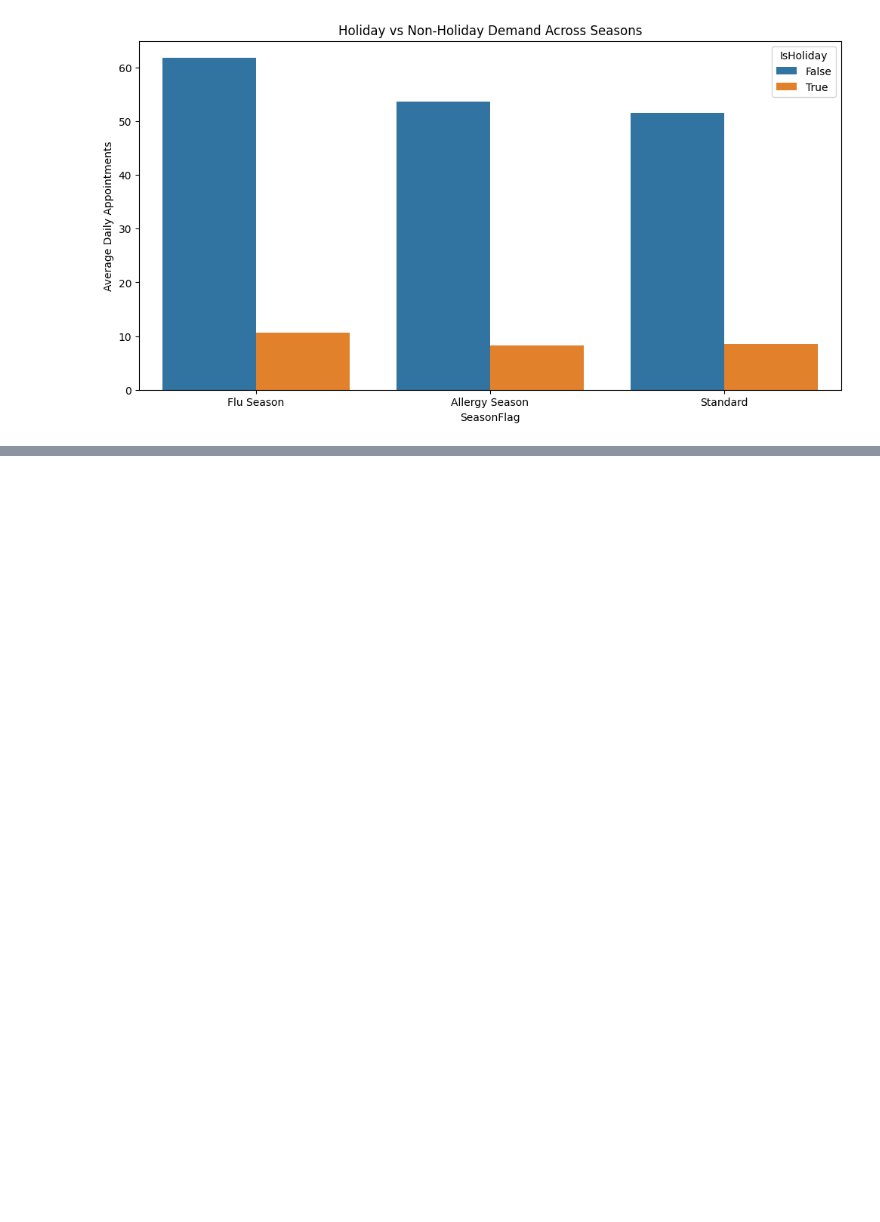
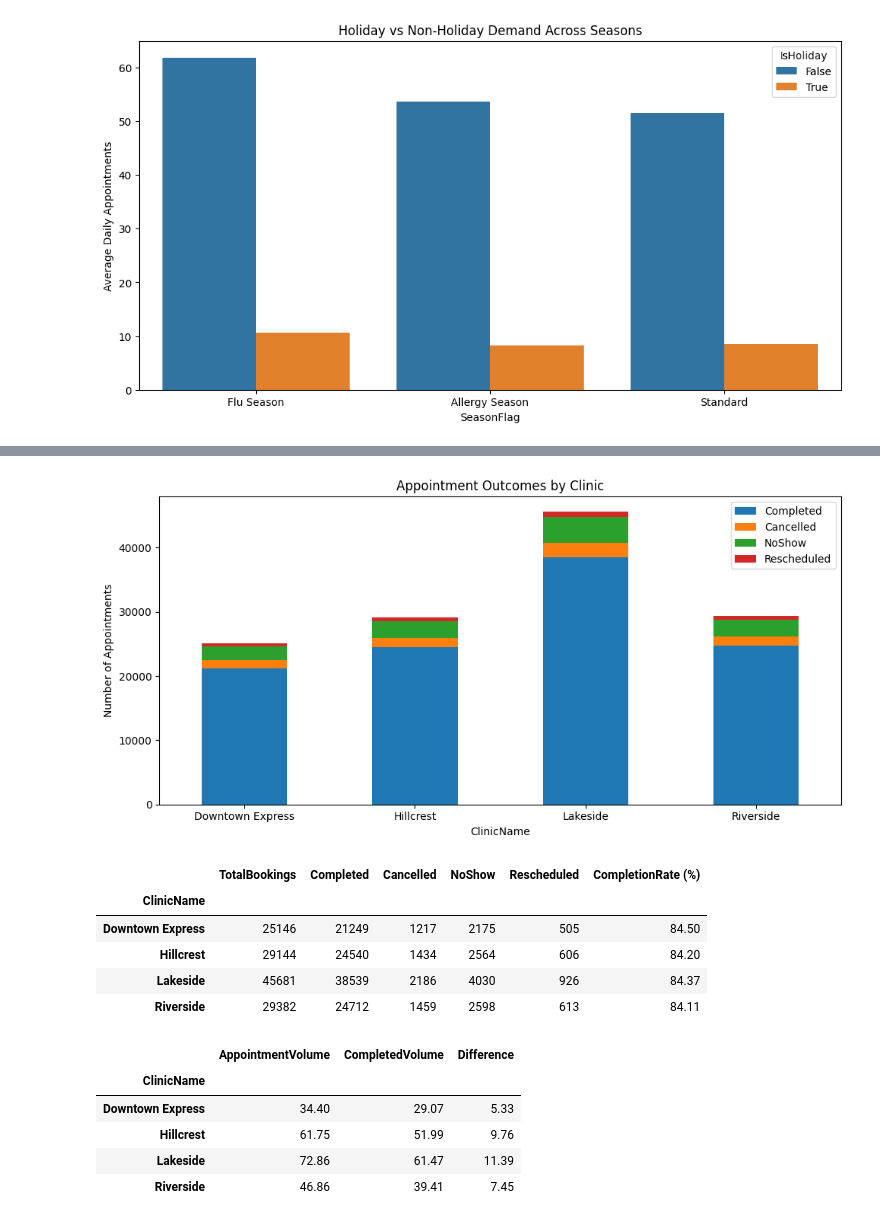
Before and after one commit to joshegwuatu/Appointment-volume-forecasting, a Jupyter notebook: EDA/01-EDA.ipynb, the cells around one changed output, grey strips where cells are left out. Saved outputs shown, nothing was run; the diff lists cells and outputs as text; code cells hidden in the pictures; blank space fills up the shorter version.

```diff
--- a/EDA/01-EDA.ipynb
+++ b/EDA/01-EDA.ipynb
@@ -1658,0 +1724,58 @@ plt.show()
+# %%
+# Compare appointment outcomes by clinic to determine what counts as appointment volume.
+volume_comparison = (
+    df.groupby("ClinicName")
+    .agg(
+        TotalBookings=("RecordedBooking", "sum"),
+        Completed=("CompletedFlag", "sum"),
+        Cancelled=("CancelledFlag", "sum"),
+        NoShow=("NoShowFlag", "sum"),
+        Rescheduled=("RescheduledFlag", "sum")
+    )
+)
+
+# Calculate completion rate
+volume_comparison["CompletionRate (%)"] = (
+    volume_comparison["Completed"] /
+    volume_comparison["TotalBookings"] * 100
+).round(2)
+
+# Compare average daily booked and completed volumes
+daily_comparison = (
+    daily_volume.groupby("ClinicName")
+    [["AppointmentVolume", "CompletedVolume"]]
+    .mean()
+    .round(2)
+)
+
+daily_comparison["Difference"] = (
+    daily_comparison["AppointmentVolume"] -
+    daily_comparison["CompletedVolume"]
+).round(2)
+
+# Visualise appointment outcomes
+volume_comparison[
+    ["Completed", "Cancelled", "NoShow", "Rescheduled"]
+].plot(kind="bar", stacked=True, figsize=(10, 5))
+
+plt.title("Appointment Outcomes by Clinic")
+plt.ylabel("Number of Appointments")
+plt.xticks(rotation=0)
+plt.tight_layout()
+plt.show()
+
+display(volume_comparison, daily_comparison)
+# %% [output]
+[figure, added]
+|  | TotalBookings | Completed | Cancelled | NoShow | Rescheduled | CompletionRate (%) |
+| ClinicName |  |  |  |  |  |  |
+| Downtown Express | 25146 | 21249 | 1217 | 2175 | 505 | 84.50 |
+| Hillcrest | 29144 | 24540 | 1434 | 2564 | 606 | 84.20 |
+| Lakeside | 45681 | 38539 | 2186 | 4030 | 926 | 84.37 |
+| Riverside | 29382 | 24712 | 1459 | 2598 | 613 | 84.11 |
+|  | AppointmentVolume | CompletedVolume | Difference |
+| ClinicName |  |  |  |
+| Downtown Express | 34.40 | 29.07 | 5.33 |
+| Hillcrest | 61.75 | 51.99 | 9.76 |
+| Lakeside | 72.86 | 61.47 | 11.39 |
+| Riverside | 46.86 | 39.41 | 7.45 |
```
Also changed, not shown: parts of 1 cell of this notebook.
